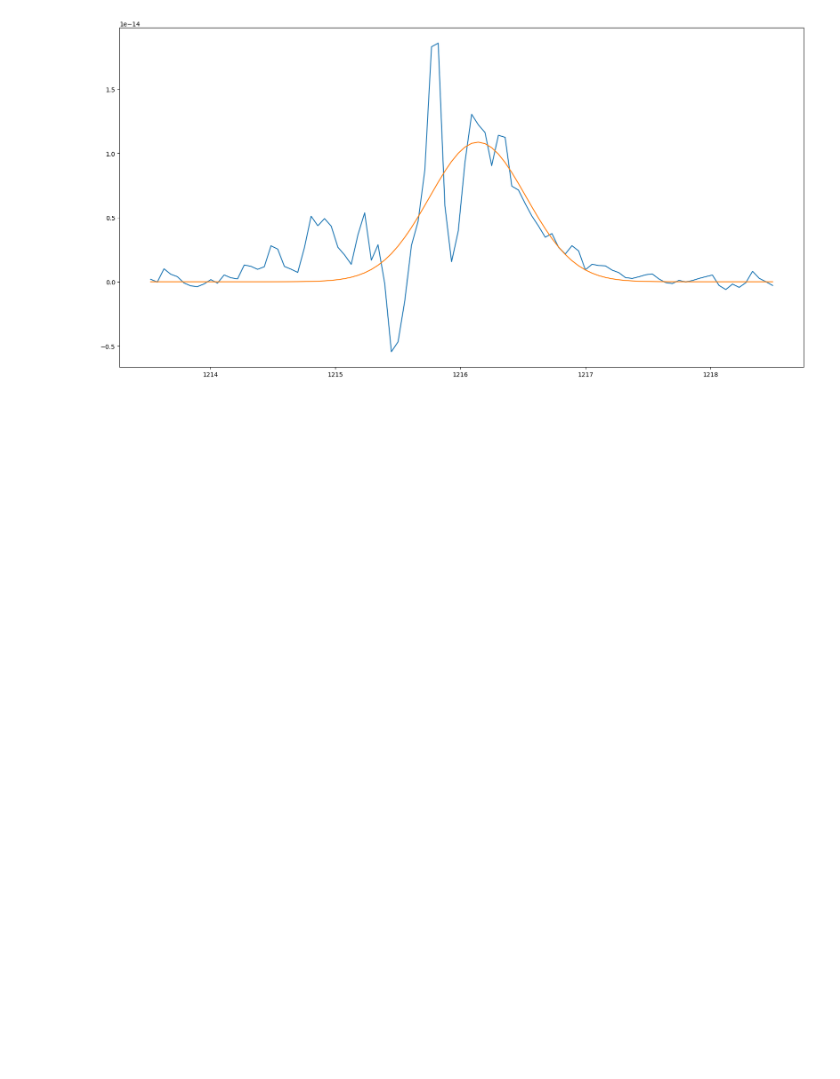
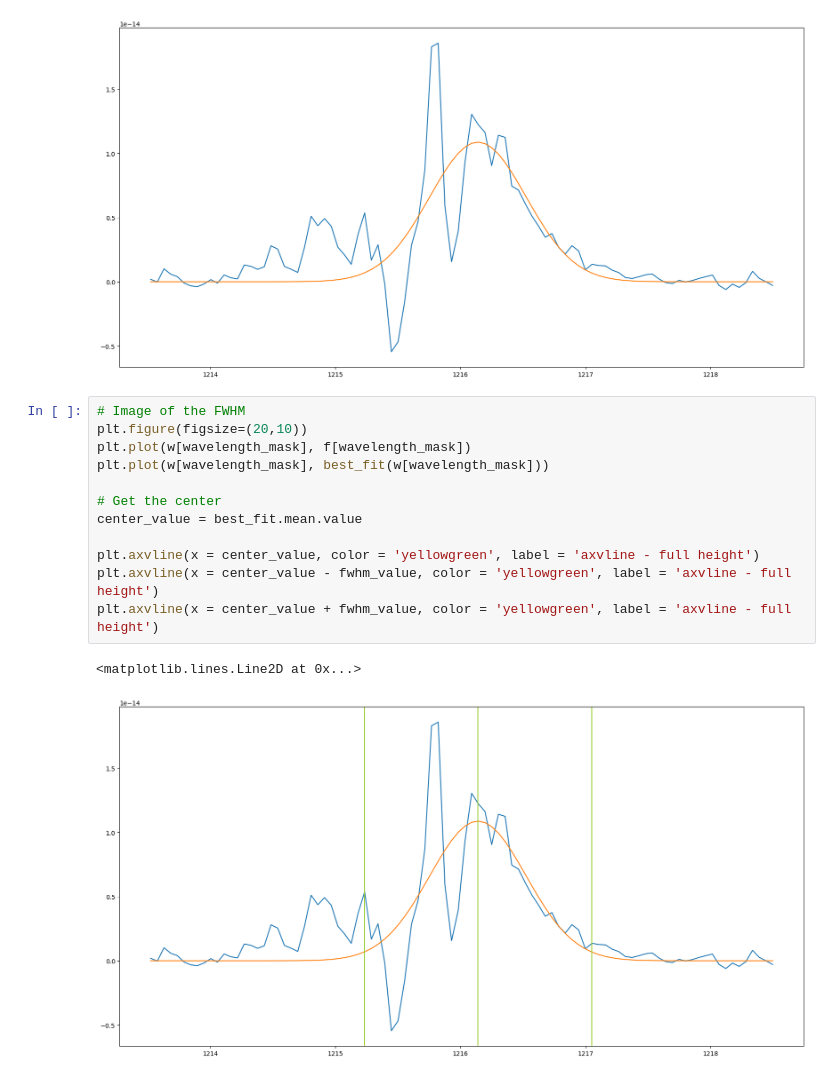
Before and after one commit to bellalongo/Lya-Info, a Jupyter notebook: calculator.ipynb, the cells around one changed output. Saved outputs shown, nothing was run; the diff lists cells and outputs as text; blank space fills up the shorter version.

```diff
--- a/calculator.ipynb
+++ b/calculator.ipynb
@@ -204,3 +194,18 @@ Standard Deviation of the Gaussian: 3.423458247082287e-15
 FWHM of the Gaussian: 0.9092400943482062 Angstroms
 FWHM of the Gaussian: 223.72419569825803 km/s
 [figure]
+# %%
+# Image of the FWHM
+plt.figure(figsize=(20,10))
+plt.plot(w[wavelength_mask], f[wavelength_mask])
+plt.plot(w[wavelength_mask], best_fit(w[wavelength_mask]))
+
+# Get the center
+center_value = best_fit.mean.value
+
+plt.axvline(x = center_value, color = 'yellowgreen', label = 'axvline - full height')
+plt.axvline(x = center_value - fwhm_value, color = 'yellowgreen', label = 'axvline - full height')
+plt.axvline(x = center_value + fwhm_value, color = 'yellowgreen', label = 'axvline - full height')
+# %% [output]
+<matplotlib.lines.Line2D at 0x...>
+[figure, added]
```
Also changed, not shown: parts of 3 cells of this notebook.
